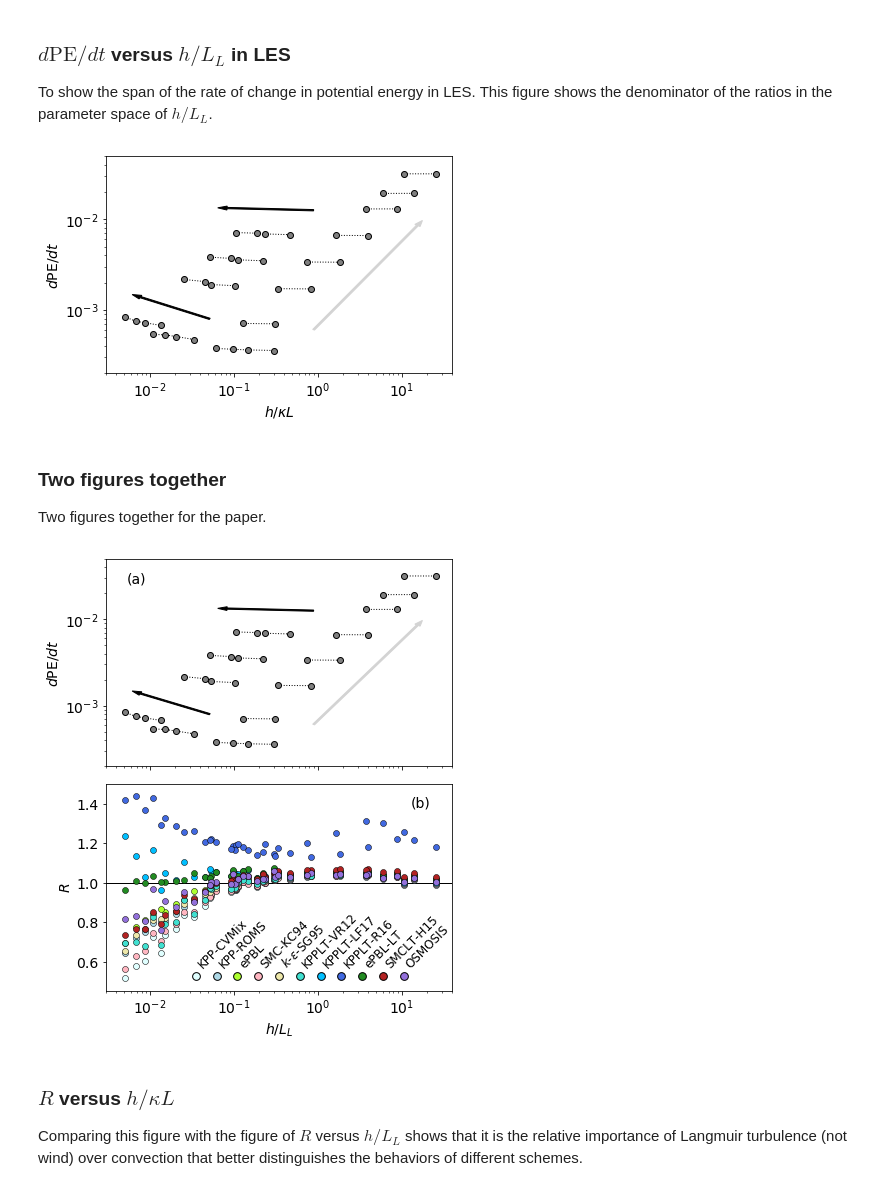
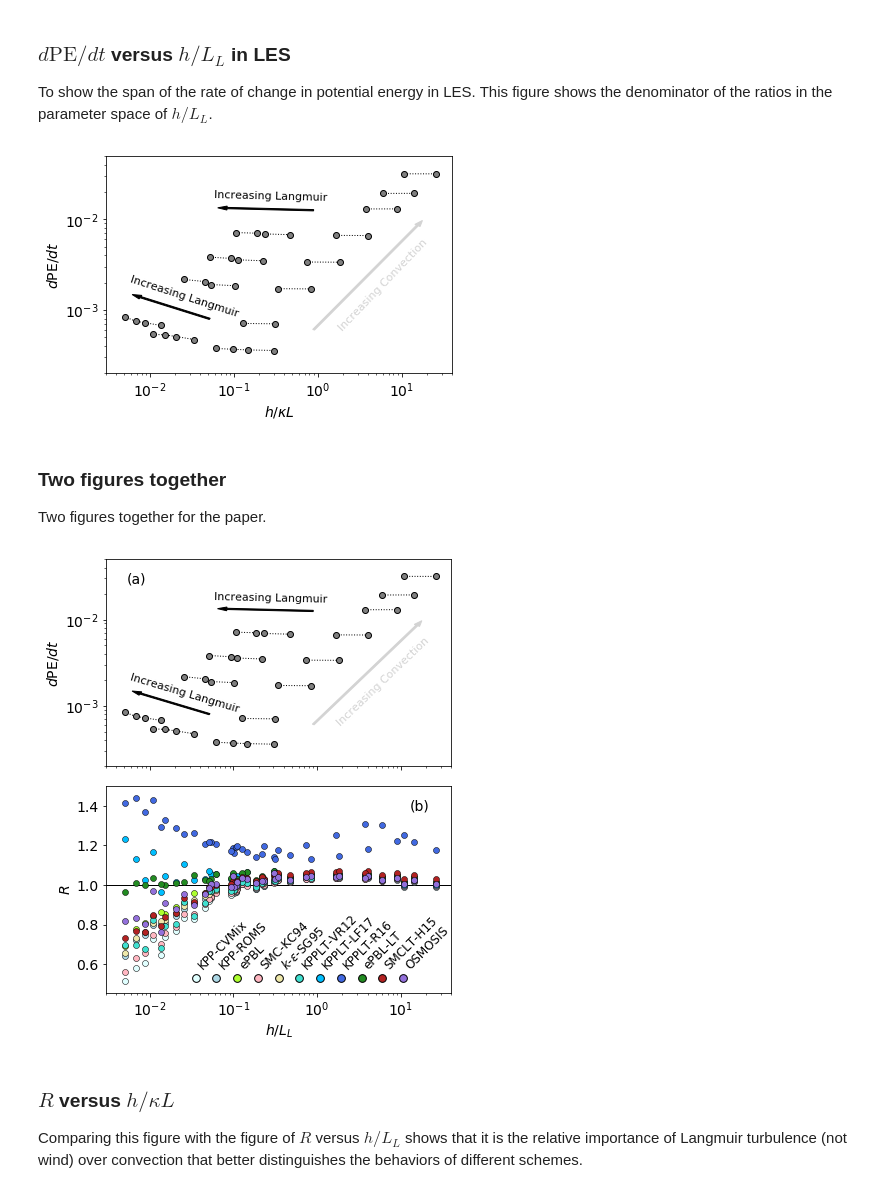
Before and after one commit to qingli411/gotmwork, a Jupyter notebook: visualization/examples/Langmuir-enhanced_entrainment.ipynb, the cells around one changed output. Saved outputs shown, nothing was run; the diff lists cells and outputs as text; code cells hidden in the pictures.

Commit message:
Update examples: colormap; save pdf

```diff
--- a/visualization/examples/Langmuir-enhanced_entrainment.ipynb
+++ b/visualization/examples/Langmuir-enhanced_entrainment.ipynb
@@ -131,6 +131,9 @@ bcolor = ['lightcyan','lightblue','greenyellow','lightpink','palegoldenrod',
 
 plot_les_pe = True
 check_pe = True
+
+# output figure
+figformat = 'pdf'
 # %% [markdown]
 ### Test 1
 
@@ -358,6 +361,16 @@ his.mp.vis.000001.028801.nc
 # %% [markdown]
 ### Functions
 # %%
+def add_arrow(ax, x, y, dx, dy, axes_ratio, color='black', text=None):
+    ax.arrow(x, y, dx, dy, width=0.006, color=color, transform=ax.transAxes)
+    if text is not None:
+        dl = np.sqrt(dx**2+dy**2)
+        xx = x + 0.5*dx + dy/dl*0.06
+        yy = y + 0.5*dy - dx/dl*0.06
+        angle = np.degrees(np.arctan(dy/dx*axes_ratio))
+        ax.text(xx, yy, text, color=color, transform=ax.transAxes, fontsize=11,
+                rotation=angle, va='center', ha='center')
+
 def plot_hLL_dpedt(hLL, dpedt, axis=None, xlabel_on=True):
     if axis is None:
         ax = plt.gca()
@@ -365,9 +378,14 @@ def plot_hLL_dpedt(hLL, dpedt, axis=None, xlabel_on=True):
         ax = axis
     ax.plot(hLL, s_les[:,0], color='k', linewidth=1, linestyle=':', zorder=1)
     ax.scatter(hLL, s_les[:,0], color='gray', edgecolors='k', linewidth=1, zorder=2)
-    ax.arrow(0.6, 0.2, 0.3, 0.48, width=0.006, color='lightgray', transform=ax.transAxes)
-    ax.arrow(0.3, 0.25, -0.2, 0.1, width=0.006, color='black', transform=ax.transAxes)
-    ax.arrow(0.6, 0.75, -0.25, 0.01, width=0.006, color='black', transform=ax.transAxes)
+    # get axes ratio
+    ll, ur = ax.get_position() * plt.gcf().get_size_inches()
+    width, height = ur - ll
+    axes_ratio = height / width
+    # add arrow and label
+    add_arrow(ax, 0.6, 0.2, 0.3, 0.48, axes_ratio, color='lightgray', text='Increasing Convection')
+    add_arrow(ax, 0.3, 0.25, -0.2, 0.1, axes_ratio, color='black', text='Increasing Langmuir')
+    add_arrow(ax, 0.6, 0.75, -0.25, 0.01, axes_ratio, color='black', text='Increasing Langmuir')
     ax.set_xscale('log')
     ax.set_yscale('log')
     if xlabel_on:
@@ -444,10 +462,10 @@ plot_hLL_dpedt(hLL, s_les[:,0])
 plt.tight_layout()
 
 # save figure
-figname = fig_root+'/fig_dPEdt_hLL_LF17.png'
+figname = fig_root+'/fig_dPEdt_hLL_LF17.'+figformat
 plt.savefig(figname, dpi = 300)
 # %% [output]
-[figure, old version]
+[figure, new version]
 # %% [markdown]
 ### Two figures together
 
@@ -455,19 +473,18 @@ Two figures together for the paper.
 # %%
 f4, axarr = plt.subplots(2, 1, sharex='col')
 f4.set_size_inches(6, 7)
+plt.subplots_adjust(left=0.15, right=0.95, bottom=0.09, top=0.95, hspace=0.1)
 plot_hLL_dpedt(hLL, s_les[:,0], axis=axarr[0], xlabel_on=False)
 plot_hLL_R(hLL, rpe, bcolor, legend_list, axis=axarr[1])
 axarr[0].text(0.06, 0.94, '(a)', color='black', transform=axarr[0].transAxes,
              fontsize=14, va='top', ha='left')
 axarr[1].text(0.88, 0.94, '(b)', color='black', transform=axarr[1].transAxes,
              fontsize=14, va='top', ha='left')
-# reduce margin
-plt.tight_layout()
 # save figure
-figname = fig_root+'/fig_dPEdt_cmp_LF17_all.png'
+figname = fig_root+'/fig_dPEdt_cmp_LF17_all.'+figformat
 plt.savefig(figname, dpi = 300)
 # %% [output]
-[figure, old version]
+[figure, new version]
 # %% [markdown]
 ### $R$ versus $h/\kappa L$
 
```
Also changed, not shown: parts of 2 cells of this notebook, 11 other files.
